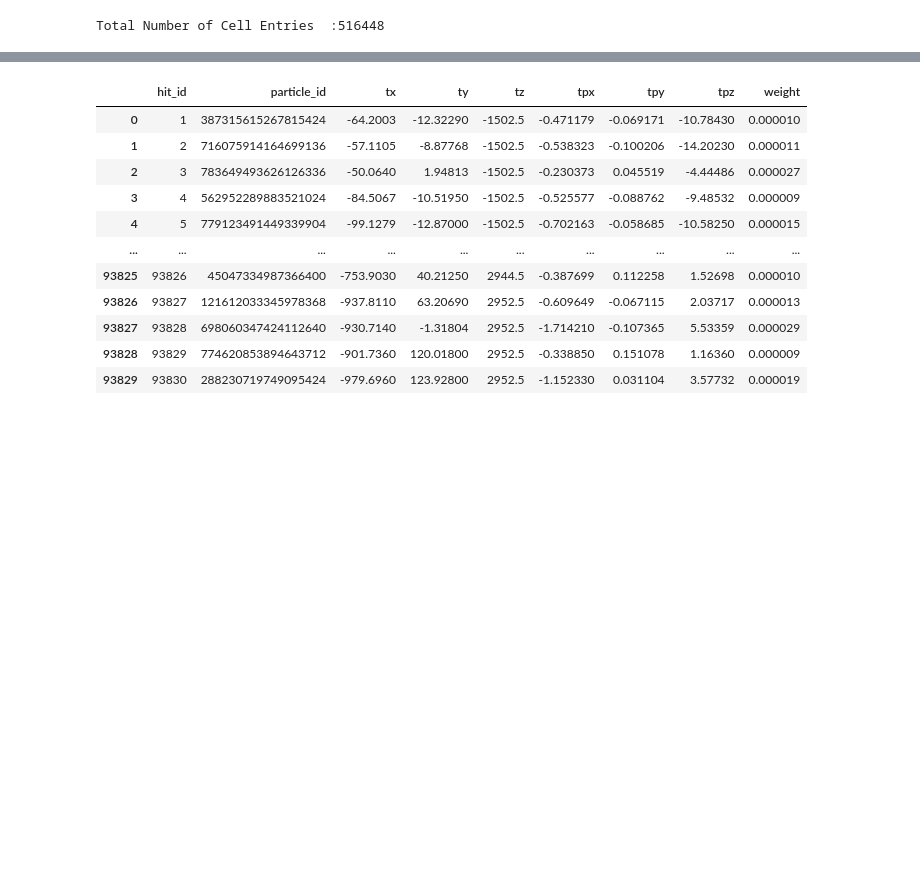
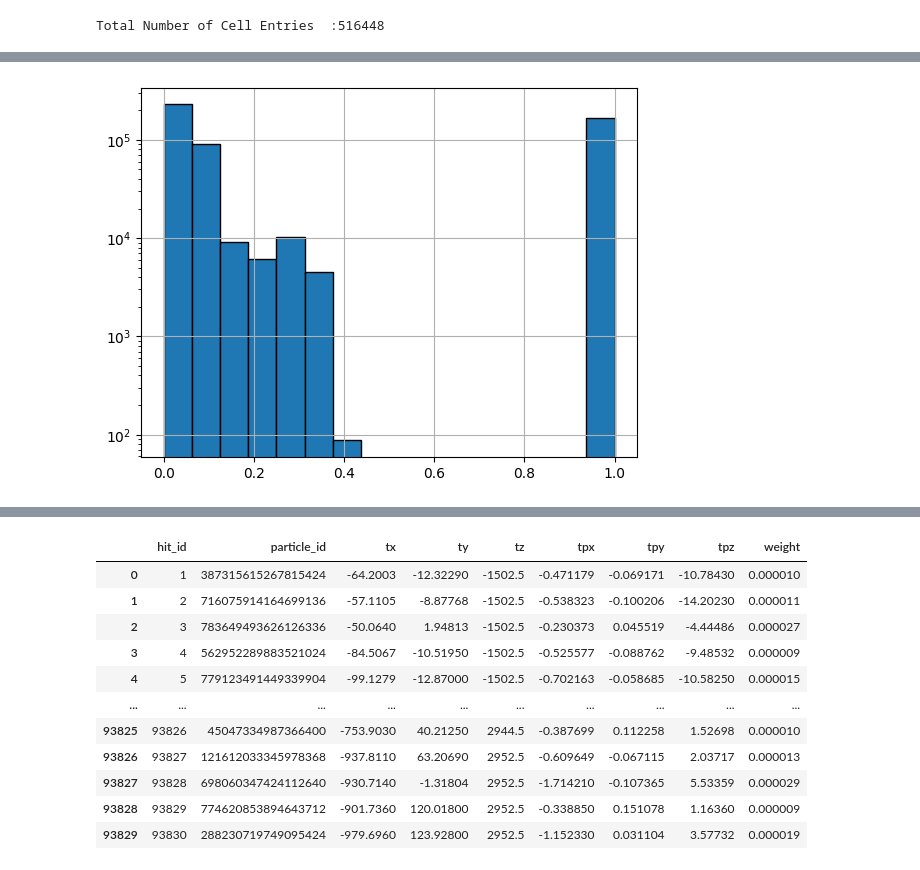
Before and after one commit to Ashmit0/TrackML-Particle-Tracking, a Jupyter notebook: Notebooks/EDA.ipynb, the cells around one changed output, grey strips where cells are left out. Drawn from its saved outputs; the diff is of its cells as text; code cells hidden in the pictures; blank space fills up the shorter version.

```diff
--- a/Notebooks/EDA.ipynb
+++ b/Notebooks/EDA.ipynb
@@ -126,0 +131,7 @@ Total Number of Cell Entries  :516448
+# %%
+plt.hist(cells.value , bins = 16 , edgecolor = 'k' )
+plt.semilogy()
+plt.grid()
+plt.show()
+# %% [output]
+[figure, added]
```
Also changed, not shown: parts of 19 cells of this notebook.
